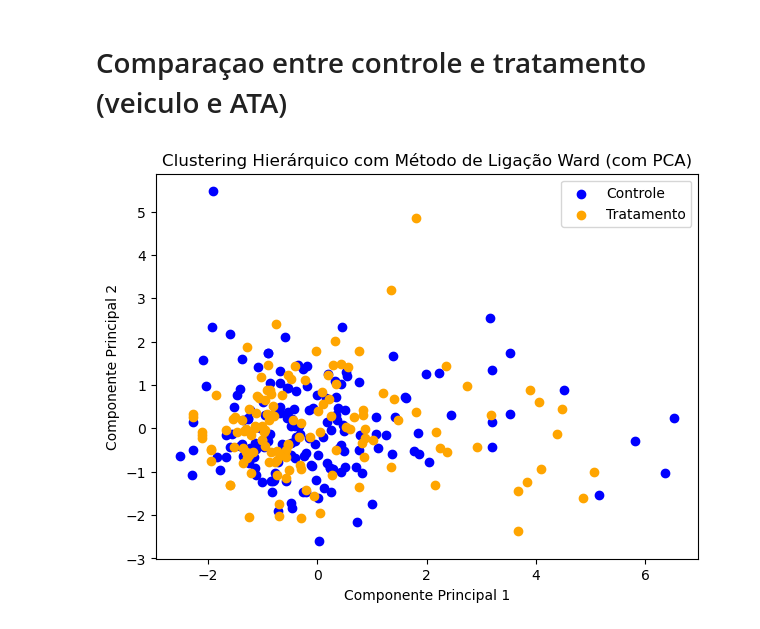
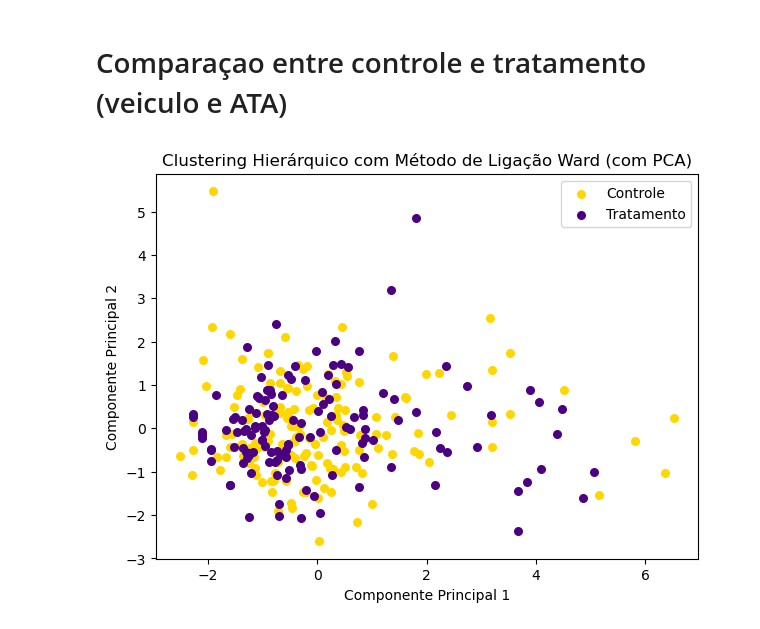
Before and after one commit to GabrieliBovi/Mestrado_Gabi, a Jupyter notebook: codigo_cluster.ipynb, the cells around one changed output. Saved outputs shown, nothing was run; the diff lists cells and outputs as text; code cells hidden in the pictures.

```diff
--- a/codigo_cluster.ipynb
+++ b/codigo_cluster.ipynb
@@ -206,34 +221,39 @@ X_tratamento = StandardScaler().fit_transform(X_tratamento)
 
 # Redução de dimensionalidade com PCA para controle
 pca_controle = PCA(n_components=2)
 X_pca_controle = pca_controle.fit_transform(X_controle)
 
 # Redução de dimensionalidade com PCA para tratamento
 pca_tratamento = PCA(n_components=2)
 X_pca_tratamento = pca_tratamento.fit_transform(X_tratamento)
 
 # Unir os dados reduzidos de controle e tratamento
 X_pca = np.concatenate((X_pca_controle, X_pca_tratamento))
 
 # Criar o objeto de clustering hierárquico com método de ligação "Ward"
-ward = AgglomerativeClustering(n_clusters=3, linkage='ward')
+ward = AgglomerativeClustering(n_clusters=2, linkage='ward')
 
 # Executar o clustering
 y_pred = ward.fit_predict(X_pca)
+
 
 # Plotar os resultados do clustering para controle e tratamento
 plt.figure(figsize=(7, 5))
 
 # Plotar os pontos de controle em azul
-plt.scatter(X_pca_controle[:, 0], X_pca_controle[:, 1], color='blue', label='Controle')
+plt.scatter(X_pca_controle[:, 0], X_pca_controle[:, 1], color='gold', label='Controle', s=30)
 
 # Plotar os pontos de tratamento em laranja
-plt.scatter(X_pca_tratamento[:, 0], X_pca_tratamento[:, 1], color='orange', label='Tratamento')
+plt.scatter(X_pca_tratamento[:, 0], X_pca_tratamento[:, 1], color='indigo', label='Tratamento', s=30)
 
 plt.title('Clustering Hierárquico com Método de Ligação Ward (com PCA)')
 plt.xlabel('Componente Principal 1')
 plt.ylabel('Componente Principal 2')
 plt.legend()
+
+# Salvar a figura
+#plt.savefig('Clustering Hierárquico veiculo vs ata.png')
+
 plt.show()
 # %% [output]
-[figure, old version]
+[figure, new version]
```
Also changed, not shown: parts of 17 cells of this notebook.
